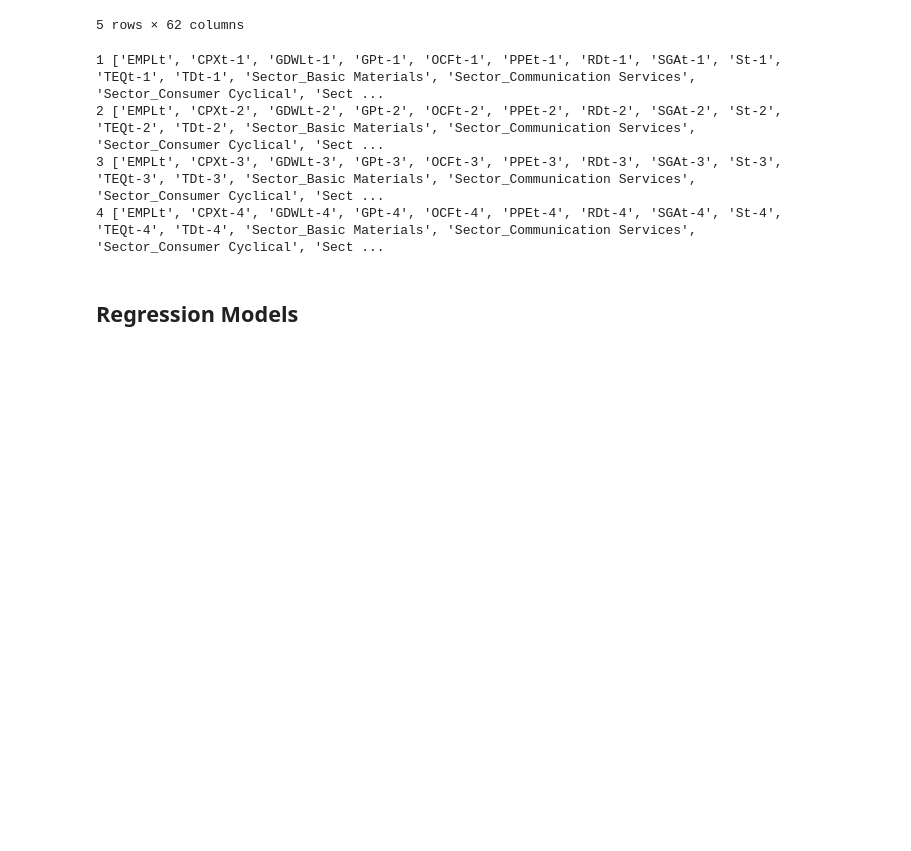
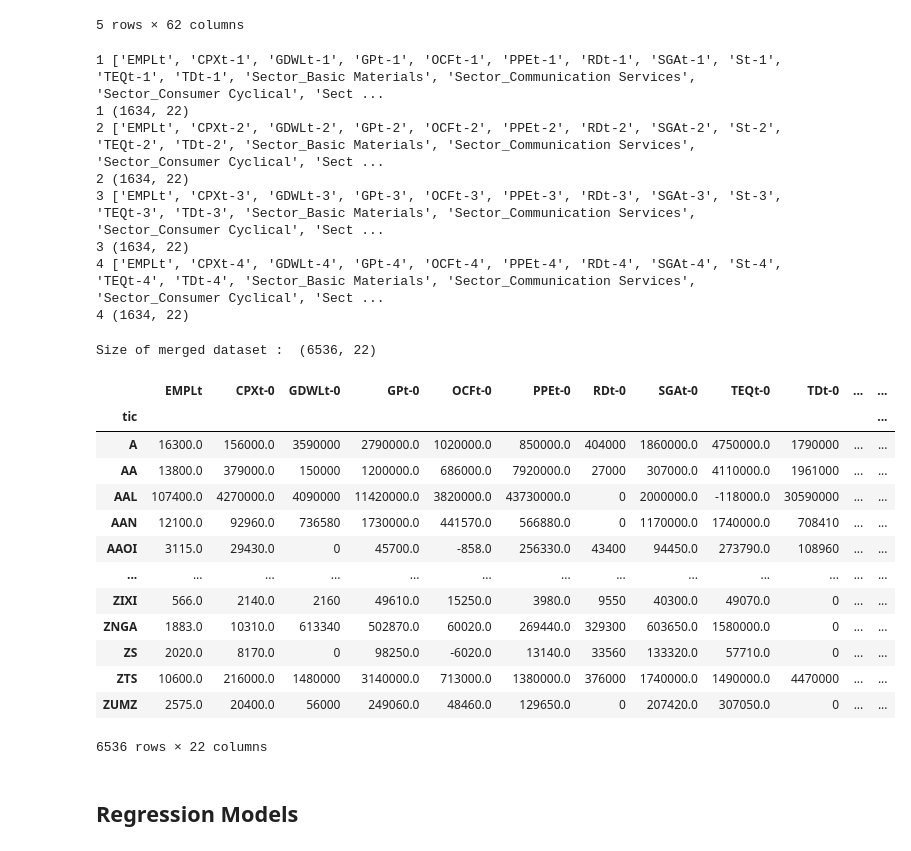
Before and after one commit to bajajahsaas/Analyzing-Financial-Data, a Jupyter notebook: notebooks/run_new.ipynb, the cells around one changed output. Saved outputs shown, nothing was run; the diff lists cells and outputs as text; code cells hidden in the pictures; blank space fills up the shorter version.

```diff
--- a/notebooks/run_new.ipynb
+++ b/notebooks/run_new.ipynb
@@ -106,11 +106,59 @@ years = [1, 2, 3, 4]
 all_df = {}
 for year in years:
     all_df[year] = split_data(data, year)
+    print(year, all_df[year].shape)
 # %% [output]
 1 ['EMPLt', 'CPXt-1', 'GDWLt-1', 'GPt-1', 'OCFt-1', 'PPEt-1', 'RDt-1', 'SGAt-1', 'St-1', 'TEQt-1', 'TDt-1', 'Sector_Basic Materials', 'Sector_Communication Services', 'Sector_Consumer Cyclical', 'Sect ...
+1 (1634, 22)
 2 ['EMPLt', 'CPXt-2', 'GDWLt-2', 'GPt-2', 'OCFt-2', 'PPEt-2', 'RDt-2', 'SGAt-2', 'St-2', 'TEQt-2', 'TDt-2', 'Sector_Basic Materials', 'Sector_Communication Services', 'Sector_Consumer Cyclical', 'Sect ...
+2 (1634, 22)
 3 ['EMPLt', 'CPXt-3', 'GDWLt-3', 'GPt-3', 'OCFt-3', 'PPEt-3', 'RDt-3', 'SGAt-3', 'St-3', 'TEQt-3', 'TDt-3', 'Sector_Basic Materials', 'Sector_Communication Services', 'Sector_Consumer Cyclical', 'Sect ...
+3 (1634, 22)
 4 ['EMPLt', 'CPXt-4', 'GDWLt-4', 'GPt-4', 'OCFt-4', 'PPEt-4', 'RDt-4', 'SGAt-4', 'St-4', 'TEQt-4', 'TDt-4', 'Sector_Basic Materials', 'Sector_Communication Services', 'Sector_Consumer Cyclical', 'Sect ...
+4 (1634, 22)
+# %%
+all_df_list = []
+for year in years:
+    temp_df = all_df[year].copy(deep=True)
+    all_df_list.append(temp_df)
+
+first_year = 0
+suffix_str = '1' # at end of col names
+for i in range(1, len(all_df_list)):
+    all_df_list[i].columns = all_df_list[first_year].columns
+
+
+merged_df = pd.concat(all_df_list, ignore_index=False)
+print('Size of merged dataset : ', merged_df.shape)
+
+# year == 0 means merged dataset for all years, train a single model for all years
+rename_columns = {}
+for col in merged_df.columns.to_list():
+    if col.endswith(suffix_str):
+        newcol = col[:-1] + str(0)
+        rename_columns[col] = newcol
+merged_df.rename(columns=rename_columns, inplace=True)
+all_df[0] = merged_df
+years.append(0)
+# %% [output]
+Size of merged dataset :  (6536, 22)
+# %%
+merged_df
+# %% [output]
+|  | EMPLt | CPXt-0 | GDWLt-0 | GPt-0 | OCFt-0 | PPEt-0 | RDt-0 | SGAt-0 | TEQt-0 | TDt-0 | ... | ... |
+| tic |  |  |  |  |  |  |  |  |  |  |  | ... |
+| A | 16300.0 | 156000.0 | 3590000 | 2790000.0 | 1020000.0 | 850000.0 | 404000 | 1860000.0 | 4750000.0 | 1790000 | ... | ... |
+| AA | 13800.0 | 379000.0 | 150000 | 1200000.0 | 686000.0 | 7920000.0 | 27000 | 307000.0 | 4110000.0 | 1961000 | ... | ... |
+| AAL | 107400.0 | 4270000.0 | 4090000 | 11420000.0 | 3820000.0 | 43730000.0 | 0 | 2000000.0 | -118000.0 | 30590000 | ... | ... |
+| AAN | 12100.0 | 92960.0 | 736580 | 1730000.0 | 441570.0 | 566880.0 | 0 | 1170000.0 | 1740000.0 | 708410 | ... | ... |
+| AAOI | 3115.0 | 29430.0 | 0 | 45700.0 | -858.0 | 256330.0 | 43400 | 94450.0 | 273790.0 | 108960 | ... | ... |
+| ... | ... | ... | ... | ... | ... | ... | ... | ... | ... | ... | ... | ... |
+| ZIXI | 566.0 | 2140.0 | 2160 | 49610.0 | 15250.0 | 3980.0 | 9550 | 40300.0 | 49070.0 | 0 | ... | ... |
+| ZNGA | 1883.0 | 10310.0 | 613340 | 502870.0 | 60020.0 | 269440.0 | 329300 | 603650.0 | 1580000.0 | 0 | ... | ... |
+| ZS | 2020.0 | 8170.0 | 0 | 98250.0 | -6020.0 | 13140.0 | 33560 | 133320.0 | 57710.0 | 0 | ... | ... |
+| ZTS | 10600.0 | 216000.0 | 1480000 | 3140000.0 | 713000.0 | 1380000.0 | 376000 | 1740000.0 | 1490000.0 | 4470000 | ... | ... |
+| ZUMZ | 2575.0 | 20400.0 | 56000 | 249060.0 | 48460.0 | 129650.0 | 0 | 207420.0 | 307050.0 | 0 | ... | ... |
+6536 rows × 22 columns
 # %% [markdown]
 ## Regression Models
 # %%
```
Also changed, not shown: parts of 10 cells of this notebook, 2 other files.
